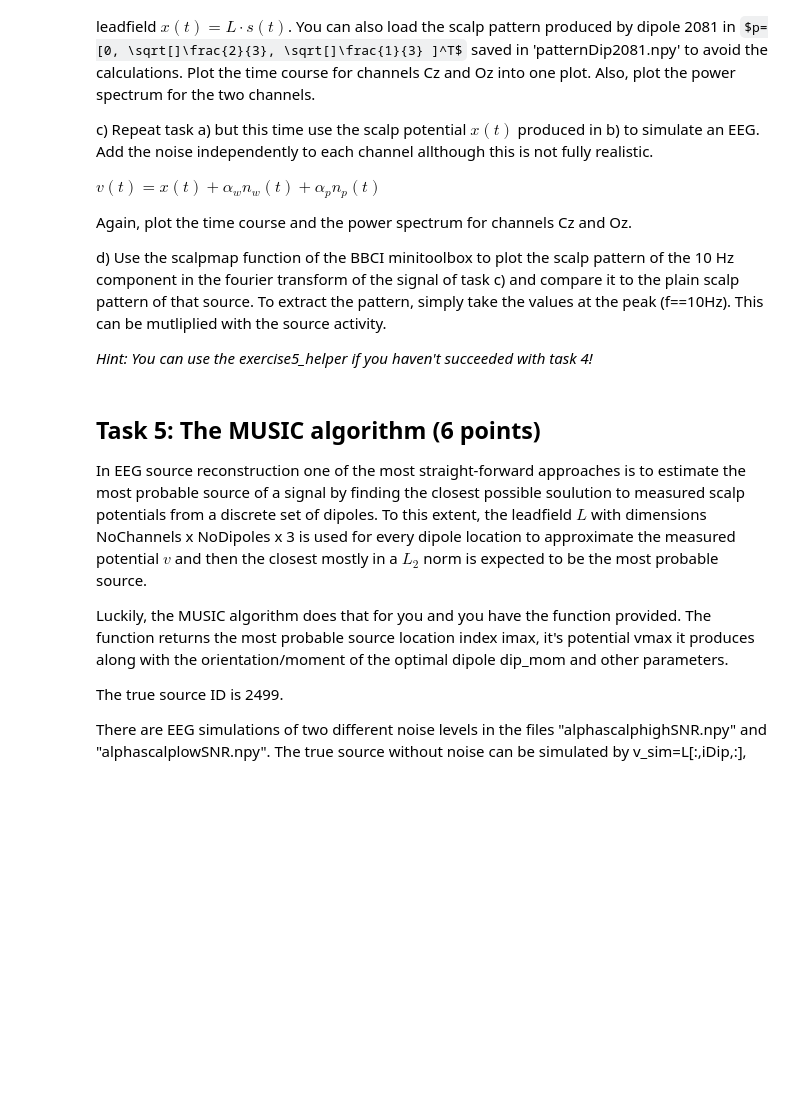
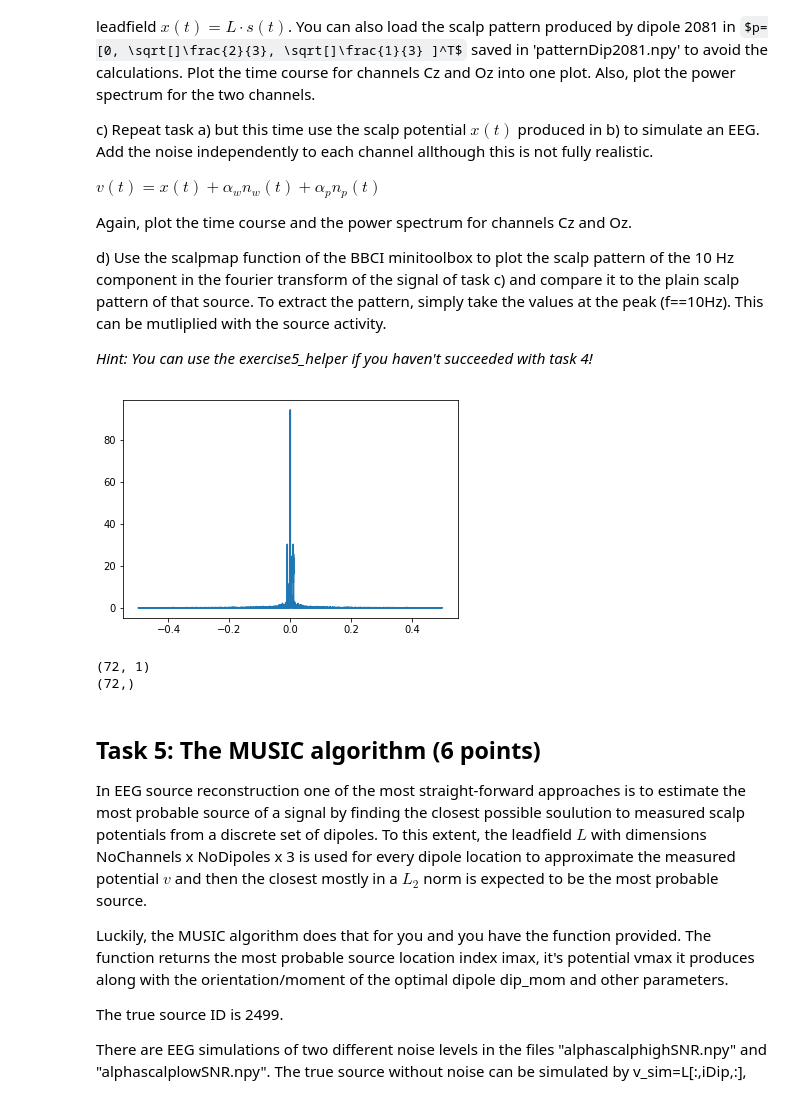
Before and after one commit to Klavaro/mlpy, a Jupyter notebook: Exercise5.ipynb, the cells around one changed output. Drawn from its saved outputs; the diff is of its cells as text; code cells hidden in the pictures; some formulas as TeX source; blank space fills up the shorter version.

```diff
--- a/Exercise5.ipynb
+++ b/Exercise5.ipynb
@@ -97,3 +97,26 @@ d) Use the scalpmap function of the BBCI minitoolbox to plot the scalp pattern o
+# %%
+alpha_x=1.0
+alpha_w=0.002
+alpha_p=0.5
+
+w=helper.noise_w(0.1,5000)
+p=helper.noise_p(0.1,1000,5000)
+x=helper.alpha(0.1,1000,5000)
+
+v=alpha_x*x+alpha_w*w+alpha_p*p
+fourier = np.fft.fft(v)
+freq=np.fft.fftfreq(5000)
+
+plt.plot(freq,np.abs(fourier)**2)
+plt.show()
+# %% [output]
+[figure, added]
+# %%
+print(patternDip2081.shape)
+print(clab.shape)
+# %% [output]
+(72, 1)
+(72,)
 # %% [markdown]
 ## Task 5: The MUSIC algorithm (6 points)
 In EEG source reconstruction one of the most straight-forward approaches is to estimate the most probable source of a signal by finding the closest possible soulution to measured scalp potentials from a discrete set of dipoles. To this extent, the leadfield $L$ with dimensions NoChannels x NoDipoles x 3 is used for every dipole location to approximate the measured potential $v$ and then the closest mostly in a $L_2$ norm is expected to be the most probable source.
```
Also changed, not shown: parts of 3 cells of this notebook.
